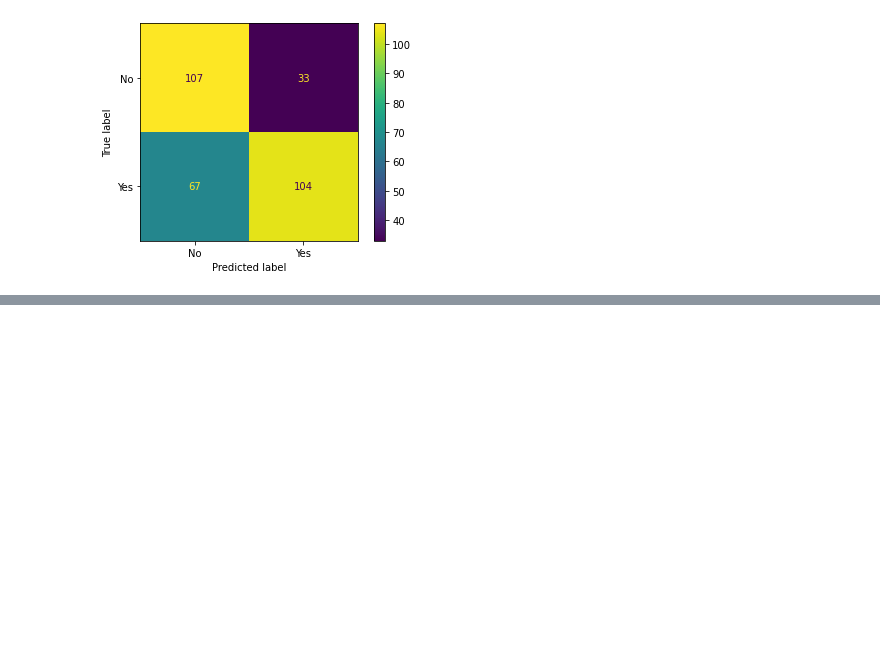
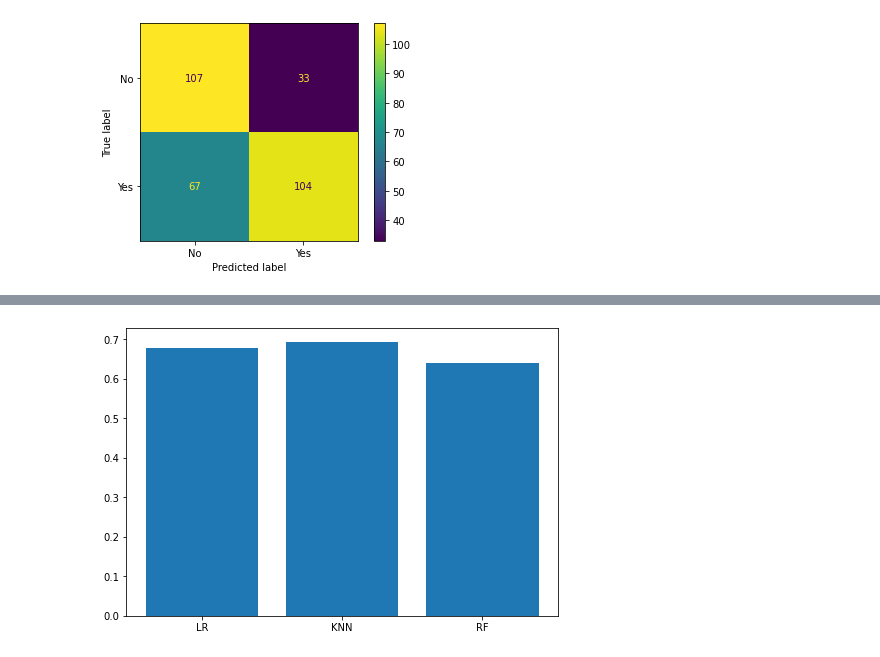
Before and after one commit to nappytrails/machines_for_mental_health, a Jupyter notebook: machine_learning.ipynb, the cells around one changed output, grey strips where cells are left out. Cells and saved outputs as stored; diff of their text form; code cells hidden in the pictures; blank space fills up the shorter version.

Commit message:
Add random forest model

```diff
--- a/machine_learning.ipynb
+++ b/machine_learning.ipynb
@@ -311,0 +316,3 @@ plt.show()
+# %%
+# Initialize and fit the random forest model
+random_forest = RandomForestClassifier(random_state=1, n_estimators=500).fit(X_train, y_train)
@@ -311,0 +329,4 @@ plt.show()
+# %%
+# Assign accuracy score of random forest model to variable
+rf_test_score = random_forest.score(X_test, y_test)
+rf_test_score
@@ -311,0 +344,11 @@ plt.show()
+# %%
+# Bar plot showing test scores for all three models
+models = ["LR", "KNN", "RF"]
+test_scores = [lg_test_score, knn_test_score, rf_test_score]
+
+fig = plt.figure()
+ax = fig.add_axes([0,0,1,1])
+ax.bar(models,test_scores)
+plt.show()
+# %% [output]
+[figure, added]
```
Also changed, not shown: parts of 7 cells of this notebook.
